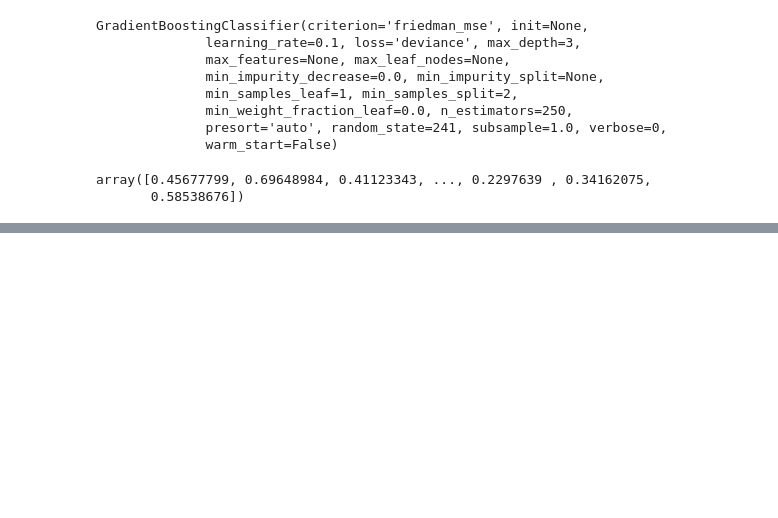
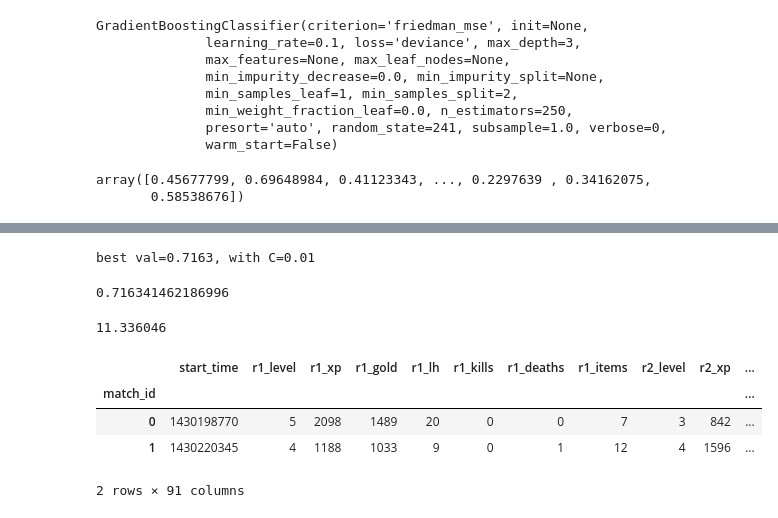
Before and after one commit to grevtsovkirill/ml_SHAD, a Jupyter notebook: w7_project/ml_final.ipynb, the cells around one changed output, grey strips where cells are left out. Saved outputs shown, nothing was run; the diff lists cells and outputs as text; code cells hidden in the pictures; blank space fills up the shorter version.

```diff
--- a/w7_project/ml_final.ipynb
+++ b/w7_project/ml_final.ipynb
@@ -210,0 +287,16 @@ array([0.45677799, 0.69648984, 0.41123343, ..., 0.2297639 , 0.34162075,
+# %%
+# Какое наилучшее качество у вас получилось?
+all_values = bestC(lr_qual)[0]
+all_C = bestC(lr_qual)[1]
+print ("best val=%.4f, with C=%.2f" % (all_values,all_C))
+all_values
+# %% [output]
+best val=0.7163, with C=0.01
+0.716341462186996
+# %%
+# Быстрее ли работает логистическая регрессия по сравнению с градиентным бустингом?
+time_required = max(lr_qual, key=lambda x: x[3])[2]
+time_required #=11.336046
+# GB@200trees t=323s
+# %% [output]
+11.336046
@@ -210,0 +309,17 @@ array([0.45677799, 0.69648984, 0.41123343, ..., 0.2297639 , 0.34162075,
+# %%
+def remove_cat_attr(features_nocat):
+    del features_nocat['lobby_type']
+    for n in range(1, 6):
+        del features_nocat['r{}_hero'.format(n)]
+        del features_nocat['d{}_hero'.format(n)]
+    return features_nocat
+# %%
+#remove category-attributes
+remove_cat_attr(features_clean_nocat)
+features_clean_nocat[:2]
+# %% [output]
+|  | start_time | r1_level | r1_xp | r1_gold | r1_lh | r1_kills | r1_deaths | r1_items | r2_level | r2_xp | ... |
+| match_id |  |  |  |  |  |  |  |  |  |  | ... |
+| 0 | 1430198770 | 5 | 2098 | 1489 | 20 | 0 | 0 | 7 | 3 | 842 | ... |
+| 1 | 1430220345 | 4 | 1188 | 1033 | 9 | 0 | 1 | 12 | 4 | 1596 | ... |
+2 rows × 91 columns
```
Also changed, not shown: parts of 28 cells of this notebook.
